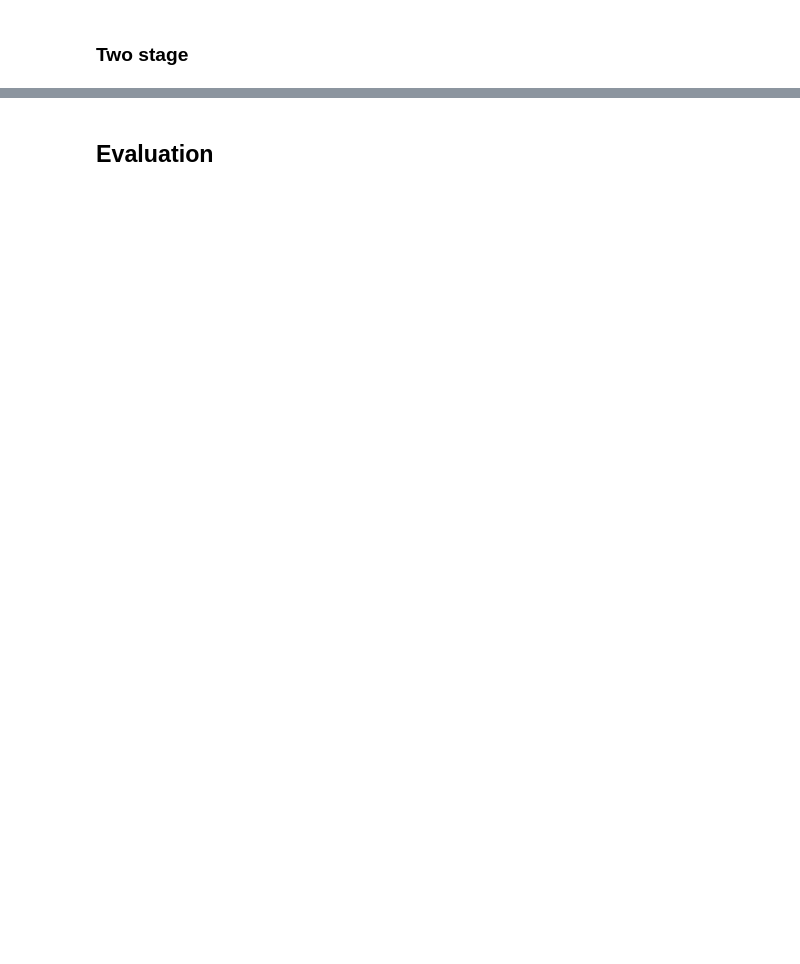
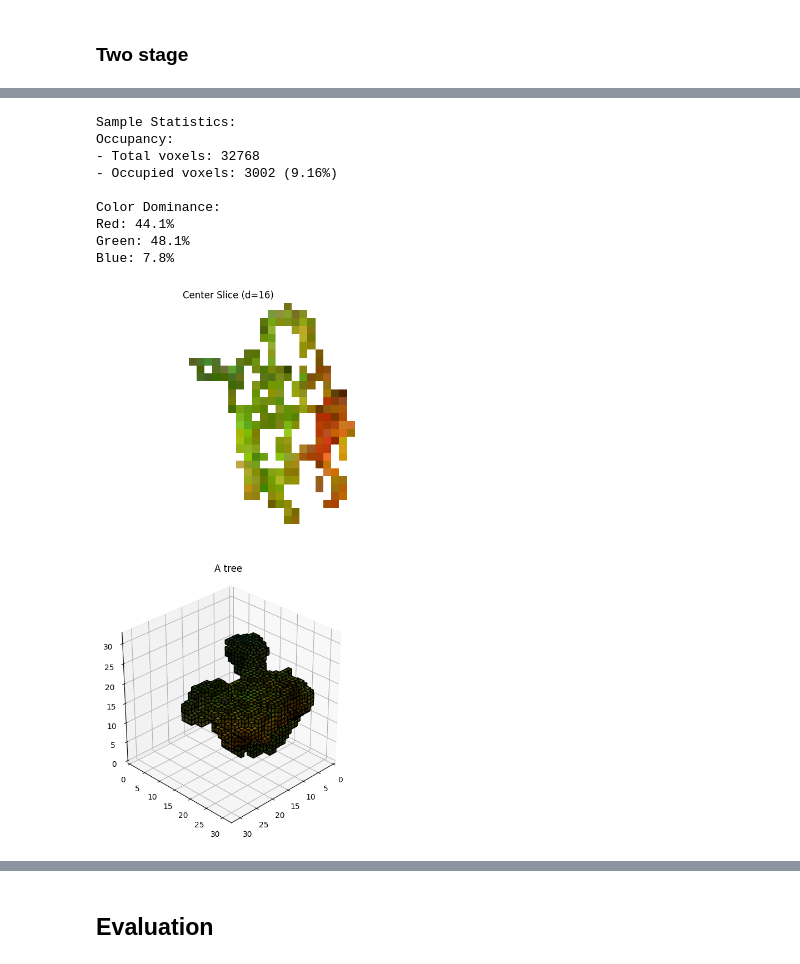
Before and after one commit to PeterAMassih/3D-BlockGen, a Jupyter notebook: run.ipynb, the cells around one changed output, grey strips where cells are left out. Drawn from its saved outputs; the diff is of its cells as text; code cells hidden in the pictures; blank space fills up the shorter version.

```diff
--- a/run.ipynb
+++ b/run.ipynb
@@ -205,5 +297,16 @@ Shape occupancy: 3219 voxels (9.82%)
 Stage 2: Adding colors...
 # %%
-inferencer.visualize_samples(samples, threshold=0.5)
+inferencer.visualize_samples(samples, prompt="A tree", threshold=0.5, save_path="output/two_stage/tree_two_stage.png")
+# %% [output]
+Sample Statistics:
+Occupancy:
+- Total voxels: 32768
+- Occupied voxels: 3002 (9.16%)
+
+Color Dominance:
+Red: 44.1%
+Green: 48.1%
+Blue: 7.8%
+[figure, added]
 # %%
 inferencer.visualize_samples_p3d(samples[0], threshold=0.5)
```
Also changed, not shown: parts of 26 cells of this notebook, 6 other files.
